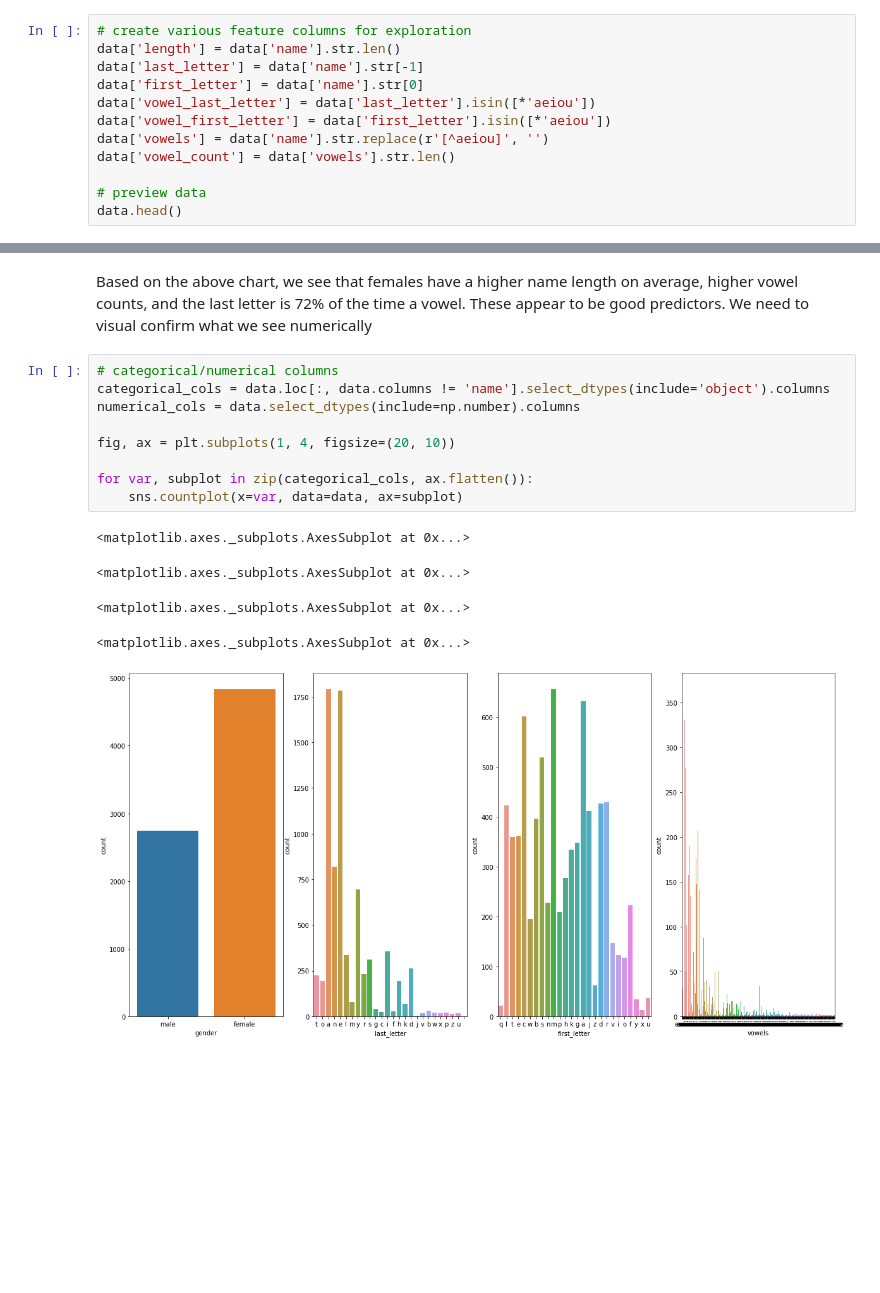
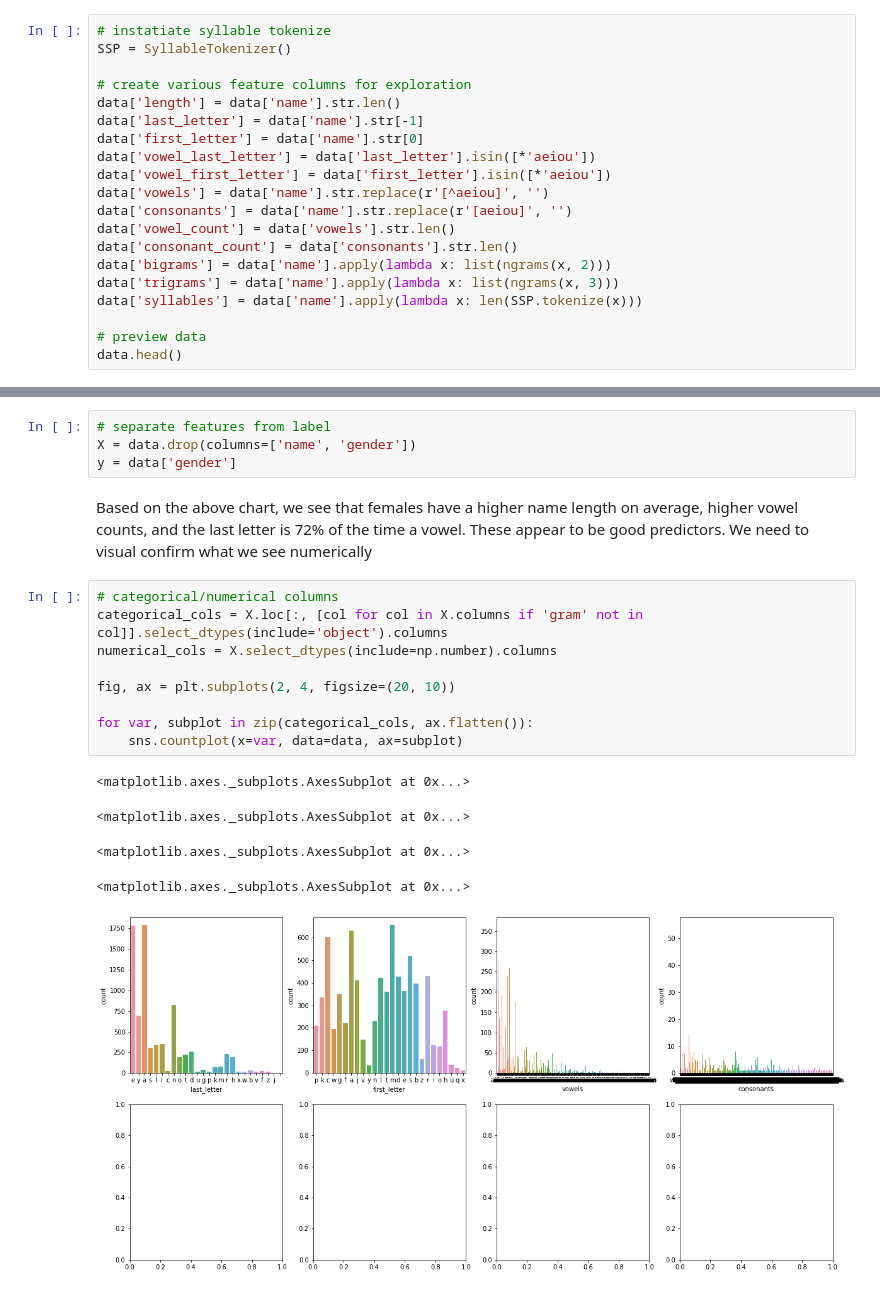
Before and after one commit to betsyrosalen/DATA620_Fall2019_Project3, a Jupyter notebook: project3.ipynb, the cells around one changed output, grey strips where cells are left out. Drawn from its saved outputs; the diff is of its cells as text; blank space fills up the shorter version.

```diff
--- a/project3.ipynb
+++ b/project3.ipynb
@@ -70,4 +66,7 @@ data.head()
 # %%
+# instatiate syllable tokenize
+SSP = SyllableTokenizer()
+
 # create various feature columns for exploration
 data['length'] = data['name'].str.len()
 data['last_letter'] = data['name'].str[-1]
@@ -75,7 +74,12 @@ data['first_letter'] = data['name'].str[0]
 data['vowel_last_letter'] = data['last_letter'].isin([*'aeiou'])
 data['vowel_first_letter'] = data['first_letter'].isin([*'aeiou'])
 data['vowels'] = data['name'].str.replace(r'[^aeiou]', '')
+data['consonants'] = data['name'].str.replace(r'[aeiou]', '')
 data['vowel_count'] = data['vowels'].str.len()
+data['consonant_count'] = data['consonants'].str.len()
+data['bigrams'] = data['name'].apply(lambda x: list(ngrams(x, 2)))
+data['trigrams'] = data['name'].apply(lambda x: list(ngrams(x, 3)))
+data['syllables'] = data['name'].apply(lambda x: len(SSP.tokenize(x)))
 
 # preview data
 data.head()
@@ -97,18 +162,22 @@ data.groupby('gender').mean()
+# %%
+# separate features from label
+X = data.drop(columns=['name', 'gender'])
+y = data['gender']
 # %% [markdown]
 Based on the above chart, we see that females have a higher name length on average, higher vowel counts, and the last letter is 72% of the time a vowel.
 These appear to be good predictors. We need to visual confirm what we see numerically
 # %%
 # categorical/numerical columns
-categorical_cols = data.loc[:, data.columns != 'name'].select_dtypes(include='object').columns
-numerical_cols = data.select_dtypes(include=np.number).columns
+categorical_cols = X.loc[:, [col for col in X.columns if 'gram' not in col]].select_dtypes(include='object').columns
+numerical_cols = X.select_dtypes(include=np.number).columns
 
-fig, ax = plt.subplots(1, 4, figsize=(20, 10))
+fig, ax = plt.subplots(2, 4, figsize=(20, 10))
 
 for var, subplot in zip(categorical_cols, ax.flatten()):
     sns.countplot(x=var, data=data, ax=subplot)
 # %% [output]
 <matplotlib.axes._subplots.AxesSubplot at 0x...>
 <matplotlib.axes._subplots.AxesSubplot at 0x...>
 <matplotlib.axes._subplots.AxesSubplot at 0x...>
 <matplotlib.axes._subplots.AxesSubplot at 0x...>
-[figure, old version]
+[figure, new version]
```
Also changed, not shown: parts of 16 cells of this notebook.
